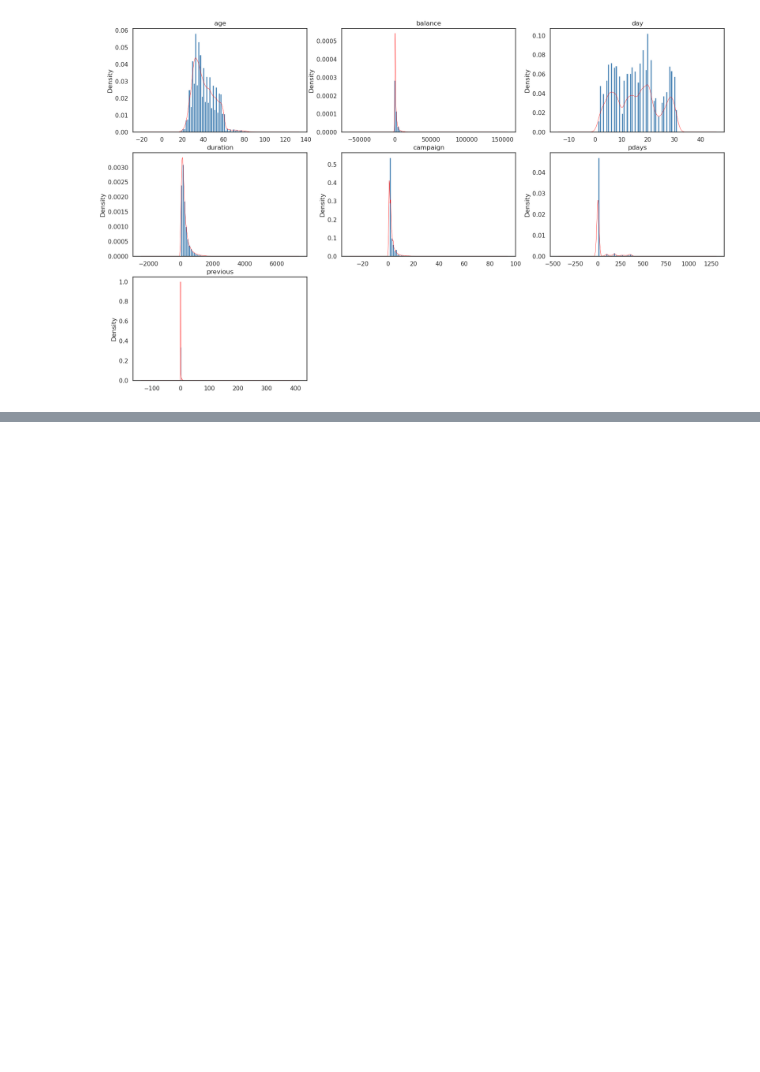
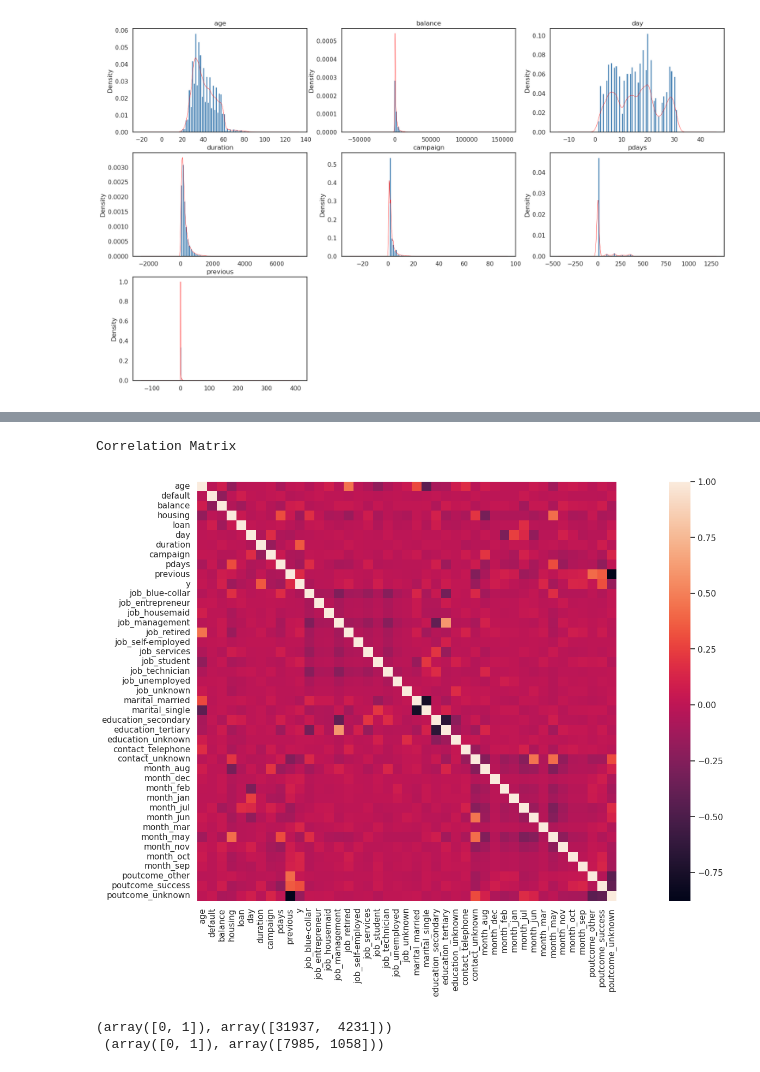
Before and after one commit to UBC-MDS/bank-marketing-analysis, a Jupyter notebook: EDA.ipynb, the cells around one changed output, grey strips where cells are left out. Cells and saved outputs as stored; diff of their text form; code cells hidden in the pictures; blank space fills up the shorter version.

Commit message:
add some preporcessing, nan not solved

```diff
--- a/EDA.ipynb
+++ b/EDA.ipynb
@@ -204,6 +205,13 @@ plt.delaxes(axes[2, 2])
 Continuous Variables Visualization
 [figure]
 # %%
+# Just comment out this cell if you don't need log transformation
+
+for i in ['balance', 'duration', 'campaign', 'pdays', 'previous']:
+    bank[i] = np.log2(bank[i])
+    bank[i][bank[i]==float('-inf')]=-1
+bank['balance'].fillna(-1, inplace=True)
+
 bank_log = ['balance', 'duration', 'campaign', 'pdays', 'previous']
 print("After log transformation")
 fig, axes = plt.subplots(nrows = 2,ncols = 3,figsize = (20,12))
@@ -226,0 +266,3 @@ After log transformation
+# %%
+for i in ['y','loan','housing','default']:
+    bank[i] = bank[i].map({'yes':1,'no':0})
@@ -226,0 +298,31 @@ After log transformation
+# %%
+# one-hot encoding, solved for the multicollinearity
+
+columns = bank.select_dtypes(include=[object]).columns
+bank_dummies = pd.concat([bank, pd.get_dummies(bank[columns], drop_first = True)], axis=1)
+bank_dummies = bank_dummies.drop(['job', 'marital', 'education', 'contact', 'month', 'poutcome'], axis=1)
+# %%
+#Heat map
+print("Correlation Matrix","\n")
+correlation=bank_dummies.corr(method="pearson")
+plt.figure(figsize=(25,10))
+sns.heatmap(correlation,vmax=1,square=True,annot=False)
+plt.show()
+# %% [output]
+Correlation Matrix
+[figure, added]
+# %%
+# data set with one - hot encoding, for those algorithm which is sensitive to the catergorical variables like LogisticR...
+# Choose either to use, will use 80% to do stratified cross validation, example found in Modeling section below
+y_onehot = bank_dummies['y'].values
+X_onehot = bank_dummies.drop(columns = ['y'])
+X_train_o, X_test_o, y_train_o, y_test_o = train_test_split(X_onehot, y_onehot
+                                                            , test_size=0.2
+                                                            , random_state=random_state
+                                                            , stratify=y_onehot
+                                                           )
+# check whether stratified
+print(np.unique(y_train_o, return_counts=True),"\n",np.unique(y_test_o, return_counts=True))
+# %% [output]
+(array([0, 1]), array([31937,  4231]))
+ (array([0, 1]), array([7985, 1058]))
```
Also changed, not shown: parts of 12 cells of this notebook.
